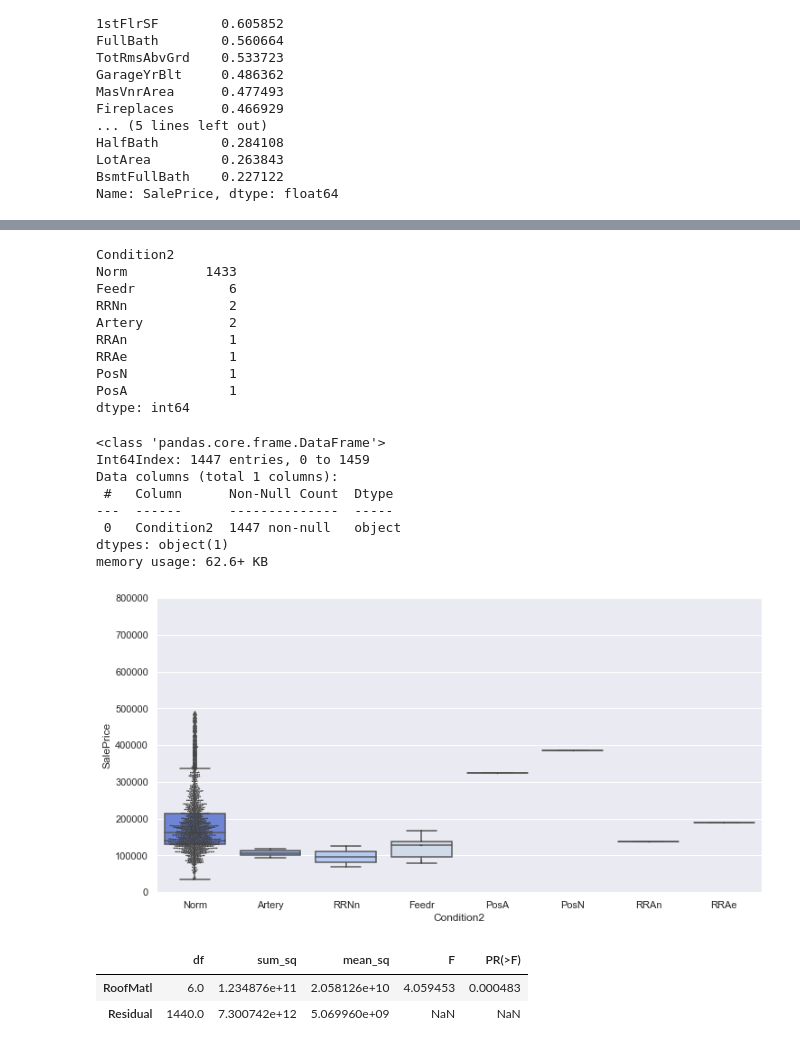
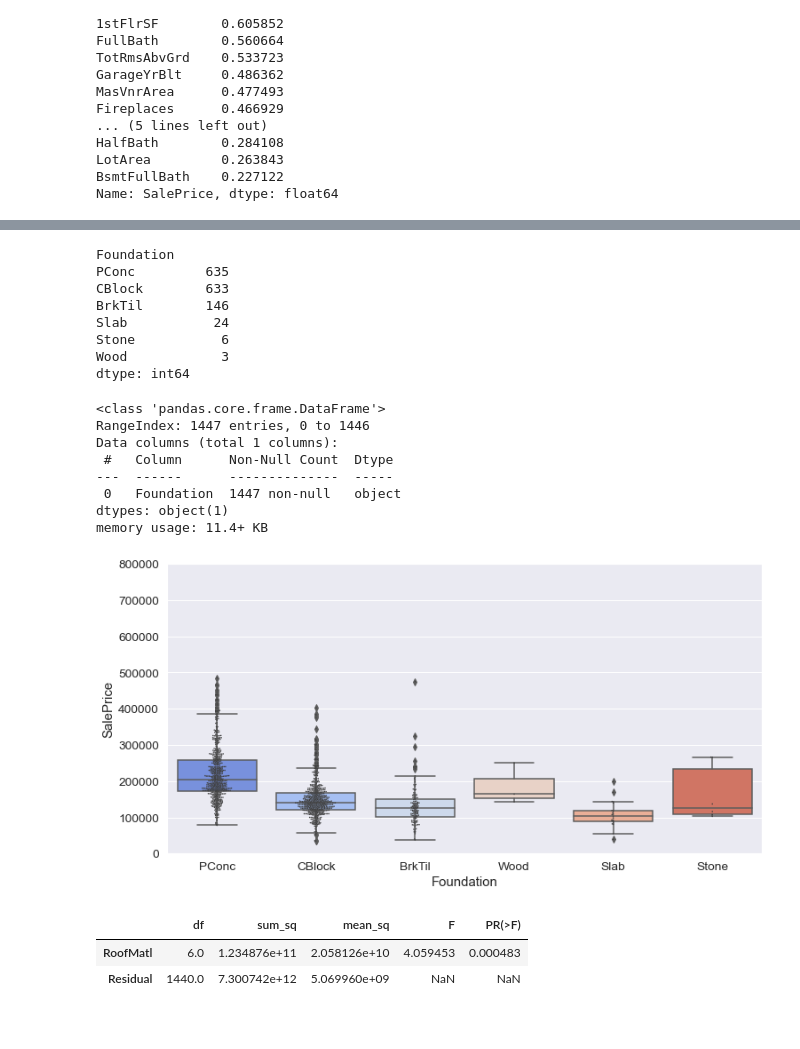
Before and after one commit to rvalusa2108/Scikit-Learn_Pipeline-House_Price_Prediction-Kaggle, a Jupyter notebook: house-prices-advanced-regression-techniques/House_Price_Prediction-AdvanceRegression.ipynb, the cells around one changed output, grey strips where cells are left out. Drawn from its saved outputs; the diff is of its cells as text; code cells hidden in the pictures.

```diff
--- a/house-prices-advanced-regression-techniques/House_Price_Prediction-AdvanceRegression.ipynb
+++ b/house-prices-advanced-regression-techniques/House_Price_Prediction-AdvanceRegression.ipynb
@@ -242,0 +248,4 @@ highly_corr_feat
+# %%
+num_weak_corr_feat = ['GarageYrBlt', 'MasVnrArea', 'Fireplaces', 'BsmtFinSF1', 'LotFrontage', 'WoodDeckSF',
+                      '2ndFlrSF', 'OpenPorchSF', 'HalfBath', 'LotArea', 'BsmtFullBath']
+trainDf = trainDf.drop(columns=num_weak_corr_feat, axis=1).reset_index(drop=True)
@@ -259,7 +288,7 @@ outliers_OverallQual_10 = trainDf.loc[(trainDf['OverallQual']==10) & (trainDf['S
 outliers_OverallQual = pd.concat([outliers_OverallQual_4, outliers_OverallQual_8,
                                   outliers_OverallQual_9, outliers_OverallQual_10])
 display(outliers_OverallQual[highly_corr_feat])
-trainDf = trainDf.drop(outliers_OverallQual.index)
+trainDf = trainDf.drop(outliers_OverallQual.index).reset_index(drop=True)
 # %% [output]
 |  | SalePrice | OverallQual | GrLivArea | GarageCars | GarageArea | TotalBsmtSF | 1stFlrSF | FullBath | ... |
 | 457 | 256000 | 4 | 1663 | 2 | 529 | 1364 | 1663 | 1 | ... |
@@ -289,6 +318,6 @@ sns.scatterplot(data=trainDf, x="GrLivArea", y="SalePrice")
 outliers_GrLivArea = trainDf.loc[(trainDf['GrLivArea']>4000)]
 
 display(outliers_GrLivArea[highly_corr_feat])
-trainDf = trainDf.drop(outliers_GrLivArea.index)
+trainDf = trainDf.drop(outliers_GrLivArea.index).reset_index(drop=True)
 # %% [output]
 |  | SalePrice | OverallQual | GrLivArea | GarageCars | GarageArea | TotalBsmtSF | 1stFlrSF | FullBath | ... |
@@ -311,6 +340,7 @@ outliers_GarageCars_2 = trainDf.loc[(trainDf['GarageCars']==2) & (trainDf['SaleP
 
 outliers_GarageCars = pd.concat([outliers_GarageCars_3, outliers_GarageCars_2])
 display(outliers_GarageCars[highly_corr_feat])
-trainDf = trainDf.drop(outliers_GarageCars.index)
+trainDf = trainDf.drop(outliers_GarageCars.index).reset_index(drop=True)
+trainDf.info()
 # %% [output]
 |  | SalePrice | OverallQual | GrLivArea | GarageCars | GarageArea | TotalBsmtSF | 1stFlrSF | FullBath | ... |
@@ -613,34 +421,32 @@ array(['Id', 'MSSubClass', 'MSZoning', 'LotFrontage', 'LotArea', 'Street',
 # %%
 #box plot MoSold/saleprice
-var = 'Condition2'
+var = 'Foundation'
 data = pd.concat([trainDf['SalePrice'], trainDf[var]], axis=1)
 f, ax = plt.subplots(figsize=(12, 6))
 fig = sns.boxplot(x=var, y="SalePrice", data=data, palette="coolwarm")
 fig = sns.swarmplot(x=var, y="SalePrice", data=data, color=".25", size=1.5)
 fig.axis(ymin=0, ymax=800000);
 
 display(trainDf[[var]].value_counts())
 trainDf[[var]].info()
 # %% [output]
-Condition2
-Norm          1433
-Feedr            6
-RRNn             2
-Artery           2
-RRAn             1
-RRAe             1
-PosN             1
-PosA             1
+Foundation
+PConc         635
+CBlock        633
+BrkTil        146
+Slab           24
+Stone           6
+Wood            3
 dtype: int64
 <class 'pandas.core.frame.DataFrame'>
-Int64Index: 1447 entries, 0 to 1459
+RangeIndex: 1447 entries, 0 to 1446
 Data columns (total 1 columns):
  #   Column      Non-Null Count  Dtype
 ---  ------      --------------  -----
- 0   Condition2  1447 non-null   object
+ 0   Foundation  1447 non-null   object
 dtypes: object(1)
-memory usage: 62.6+ KB
+memory usage: 11.4+ KB
-[figure, old version]
+[figure, new version]
 # %%
 import statsmodels.api as sm
 from statsmodels.formula.api import ols
```
Also changed, not shown: parts of 26 cells of this notebook, 1 other file.
